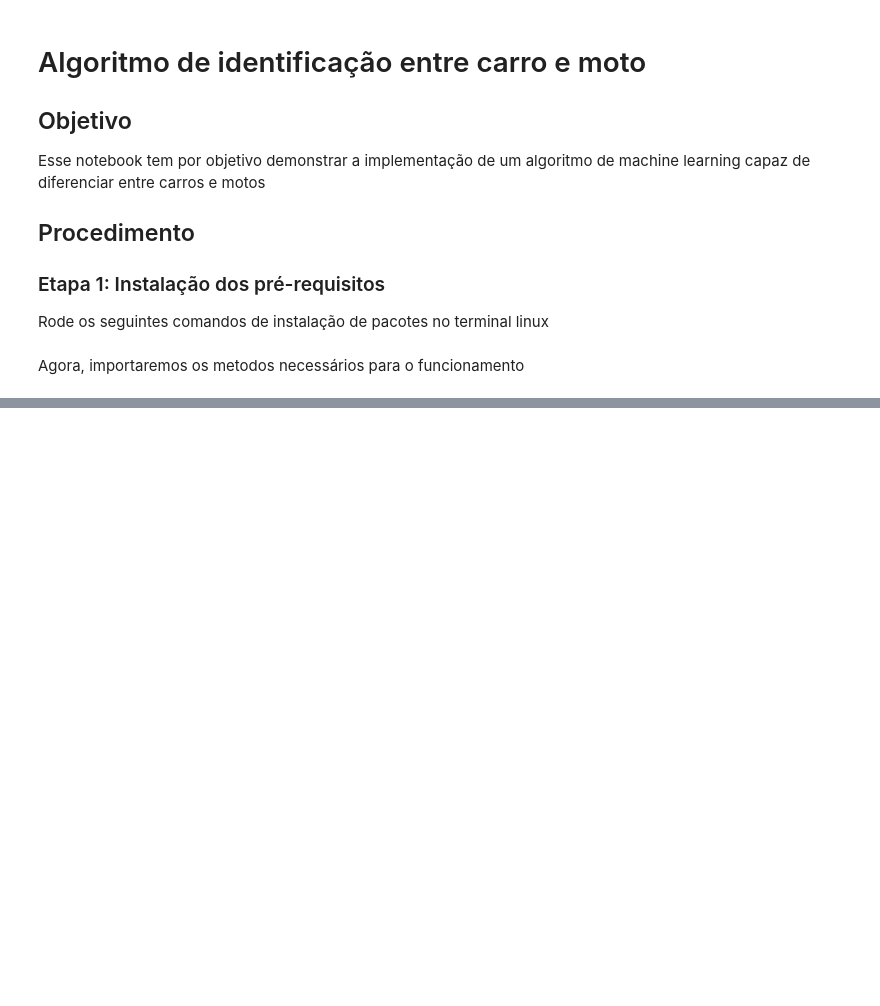
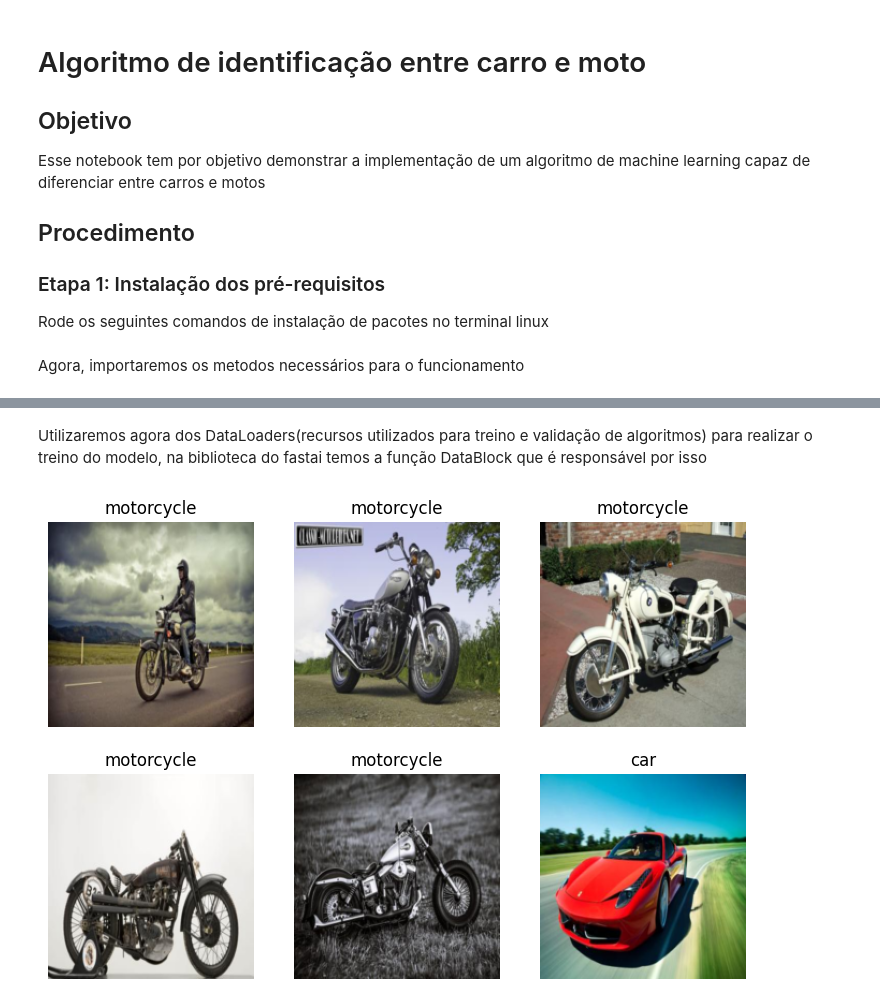
Before and after one commit to fabraz/fastaiOnCampus, a Jupyter notebook: nbs/lesson01_200035371_black258br_Arthur-Henrique.ipynb, the cells around one changed output, grey strips where cells are left out. Saved outputs shown, nothing was run; the diff lists cells and outputs as text; code cells hidden in the pictures; blank space fills up the shorter version.

```diff
--- a/nbs/lesson01_200035371_black258br_Arthur-Henrique.ipynb
+++ b/nbs/lesson01_200035371_black258br_Arthur-Henrique.ipynb
@@ -30,0 +60,2 @@ im.to_thumb(256,256)
+# %%
+path = Path('car_or_motorcycle')
@@ -30,0 +68,14 @@ im.to_thumb(256,256)
+# %% [markdown]
+Utilizaremos agora dos DataLoaders(recursos utilizados para treino e validação de algoritmos) para realizar o treino do modelo, na biblioteca do fastai temos a função DataBlock que é responsável por isso
+# %%
+dls = DataBlock(
+    blocks=(ImageBlock, CategoryBlock),
+    get_items=get_image_files,
+    splitter=RandomSplitter(valid_pct=0.2, seed=42),
+    get_y=parent_label,
+    item_tfms=[Resize(192, method='squish')]
+).dataloaders(path)
+
+dls.show_batch(max_n=6)
+# %% [output]
+[figure, added]
```
Also changed, not shown: parts of 16 cells of this notebook, 2 other files.
